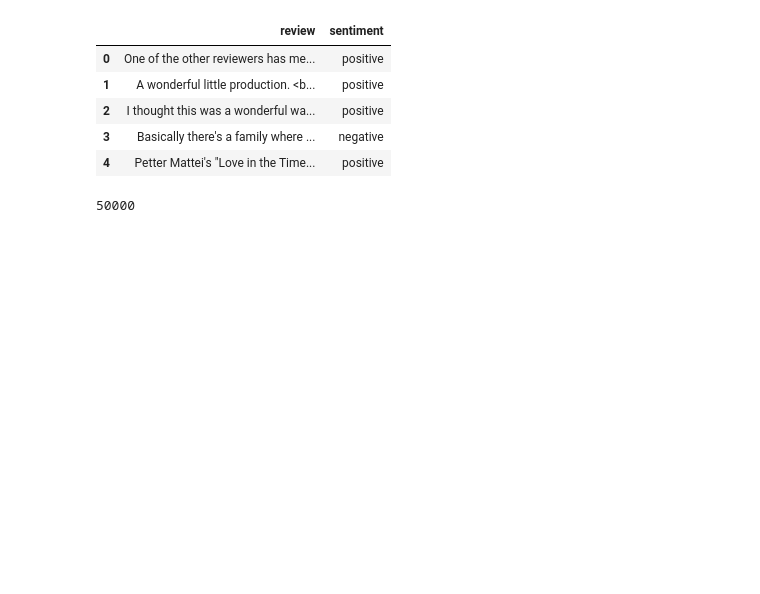
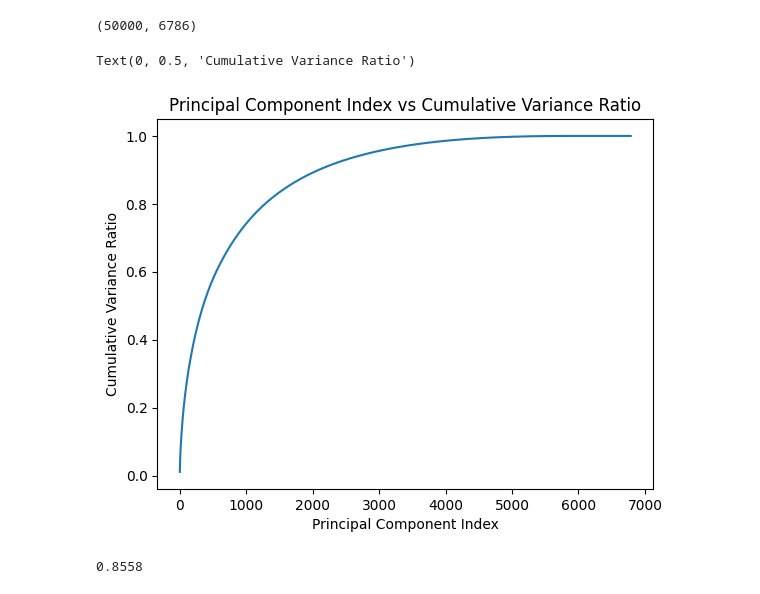
Before and after one commit to eliu0120/Stats-101C-Final-Project, a Jupyter notebook: Project.ipynb, the cells around one changed output. Cells and saved outputs as stored; diff of their text form; code cells hidden in the pictures; blank space fills up the shorter version.

```diff
--- a/Project.ipynb
+++ b/Project.ipynb
@@ -3,14 +9,38 @@ import pandas as pd
 # %%
-data = pd.read_csv("../Datasets/IMDB_Dataset.csv")
-data.head()
+raw_data = pd.read_csv("../Datasets/IMDB_Dataset.csv")
+
+raw_data["review"] = raw_data["review"].apply(lambda x: x.lower())
+
+positive_words_file = open("../Datasets/positive-words.txt", "r")
+positive_words = positive_words_file.read().split("\n")
+positive_words = list(map(str.lower, positive_words[35:-1]))
+positive_words = set(positive_words)
+
+negative_words_file = open("../Datasets/negative-words.txt", "r")
+negative_words = negative_words_file.read().split("\n")
+negative_words = list(map(str.lower, negative_words[35:-1]))
+negative_words = set(negative_words)
+
+sentiment_words = positive_words.union(negative_words)
-# %% [output]
-|  | review | sentiment |
-| 0 | One of the other reviewers has me... | positive |
-| 1 | A wonderful little production. <b... | positive |
-| 2 | I thought this was a wonderful wa... | positive |
-| 3 | Basically there's a family where ... | negative |
-| 4 | Petter Mattei's "Love in the Time... | positive |
-# %%
-len(data)
-# %% [output]
-50000
+# %%
+vectorizer = TfidfVectorizer(vocabulary = sentiment_words)
+
+tf_idf_matrix = vectorizer.fit_transform(raw_data["review"])
+tf_idf_matrix = tf_idf_matrix.toarray()
+tf_idf_matrix.shape
+# %% [output]
+(50000, 6786)
+# %%
+pca = PCA() # Warning: this takes like 8-9 minutes
+principal_components = pca.fit(tf_idf_matrix)
+# %%
+components = list(range(1, 6787))
+cumulative_variance_ratio = np.cumsum(pca.explained_variance_ratio_)
+
+plt.plot(components, cumulative_variance_ratio)
+plt.title("Principal Component Index vs Cumulative Variance Ratio")
+plt.xlabel("Principal Component Index")
+plt.ylabel("Cumulative Variance Ratio")
+# %% [output]
+Text(0, 0.5, 'Cumulative Variance Ratio')
+[figure, added]
@@ -16,0 +51,9 @@ len(data)
+# %%
+sentiment = raw_data["sentiment"]
+X_train, X_test, y_train, y_test = train_test_split(transformed_features, sentiment, train_size = 0.5, random_state = 1, shuffle = True)
+
+log_reg = LogisticRegression()
+model = log_reg.fit(X_train, y_train)
+model.score(X_test, y_test) # ratio of correct classification for logistic regression
+# %% [output]
+0.8558
```
Also changed, not shown: parts of 3 cells of this notebook, 1 other file.
